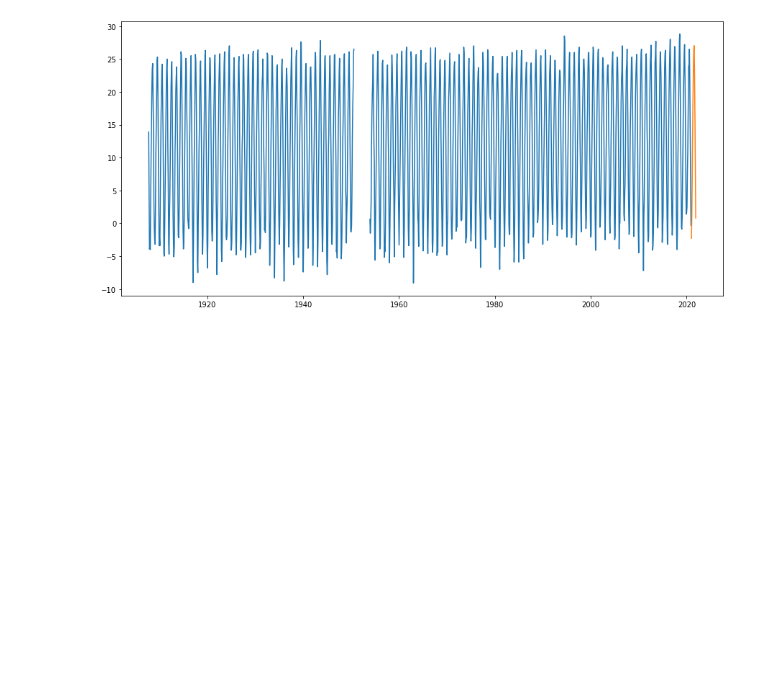
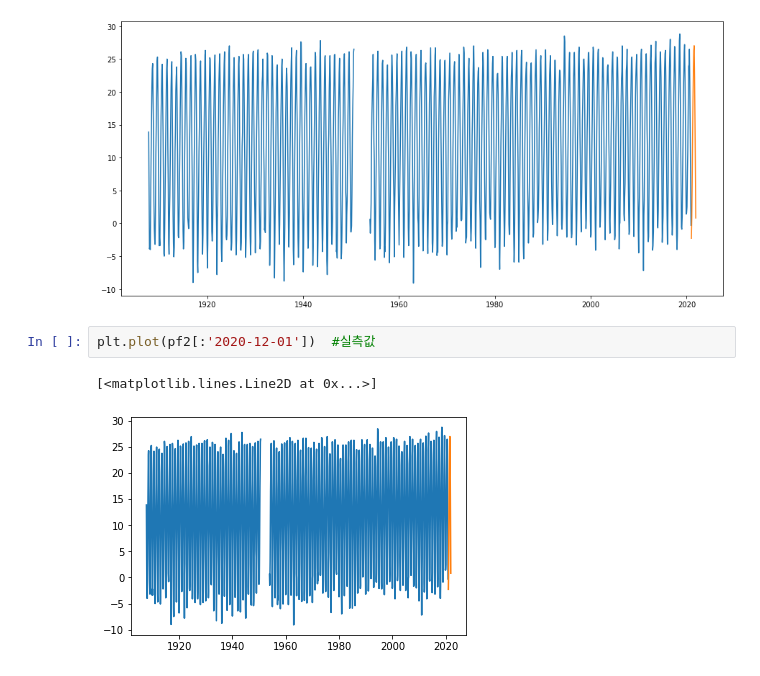
Before and after one commit to koreabao/public_data, a Jupyter notebook: 날씨_1.ipynb, the cells around one changed output. Cells and saved outputs as stored; diff of their text form; blank space fills up the shorter version.

```diff
--- a/날씨_1.ipynb
+++ b/날씨_1.ipynb
@@ -276,3 +267,8 @@ plt.plot(pf2[:'2020-12-01'])
 plt.plot(predS1['2021-01-01':]);
 # %% [output]
 [figure]
+# %%
+plt.plot(pf2[:'2020-12-01'])  #실측값
+# %% [output]
+[<matplotlib.lines.Line2D at 0x...>]
+[figure, added]
```
Also changed, not shown: parts of 7 cells of this notebook.
